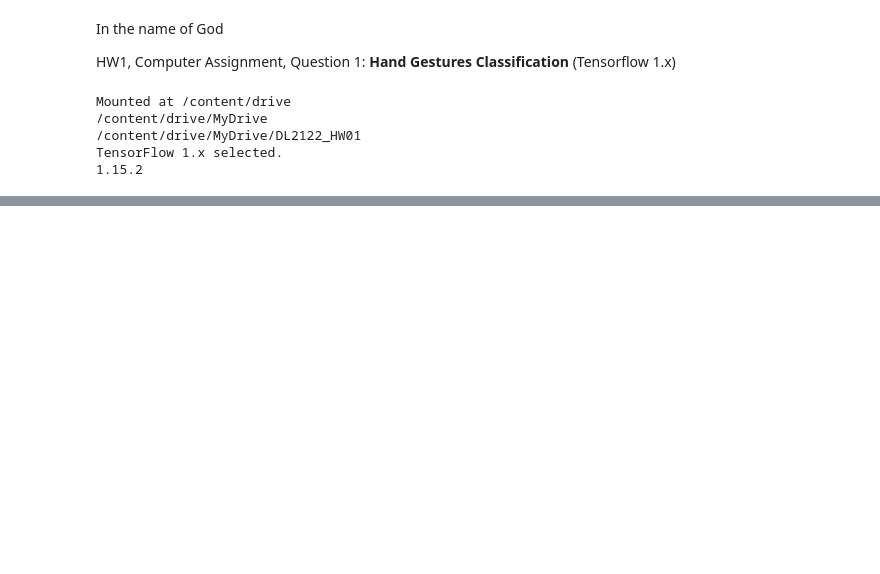
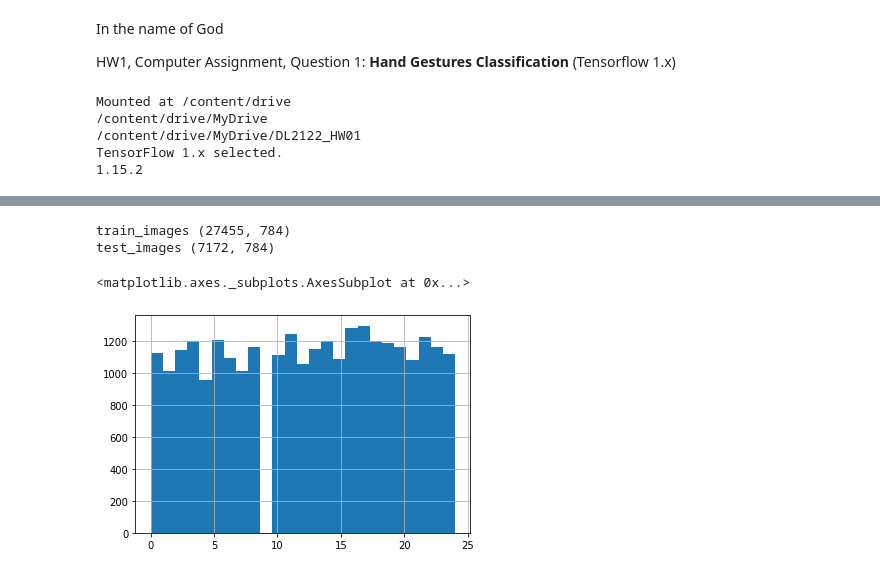
Before and after one commit to asadian98/Deep-Learning-Course-EE25647, a Jupyter notebook: HW1/HW1.ipynb, the cells around one changed output, grey strips where cells are left out. Drawn from its saved outputs; the diff is of its cells as text; code cells hidden in the pictures; blank space fills up the shorter version.

```diff
--- a/HW1/HW1.ipynb
+++ b/HW1/HW1.ipynb
@@ -21,3 +21,15 @@ Mounted at /content/drive
 /content/drive/MyDrive/DL2122_HW01
 TensorFlow 1.x selected.
 1.15.2
+# %%
+import pandas as pd
+import io
+import math
+import matplotlib.pyplot as plt
+import numpy as np
+
+dftest = pd.read_csv('Q1_test.csv')
+dftrain = pd.read_csv('Q1_train.csv')
+
+y_training = dftrain.pop('label')
+y_test = dftest.pop('label')
@@ -23,0 +59,11 @@ TensorFlow 1.x selected.
+# %%
+print("train_images", dftrain.shape)
+print("test_images", dftest.shape)
+# %% [output]
+train_images (27455, 784)
+test_images (7172, 784)
+# %%
+y_training.hist(bins=25)
+# %% [output]
+<matplotlib.axes._subplots.AxesSubplot at 0x...>
+[figure, added]
```
Also changed, not shown: parts of 6 cells of this notebook.
